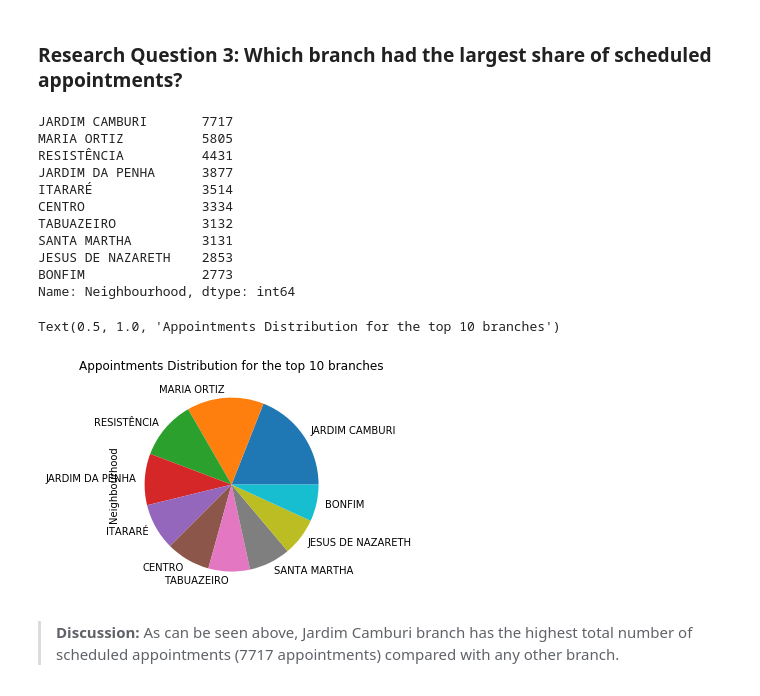
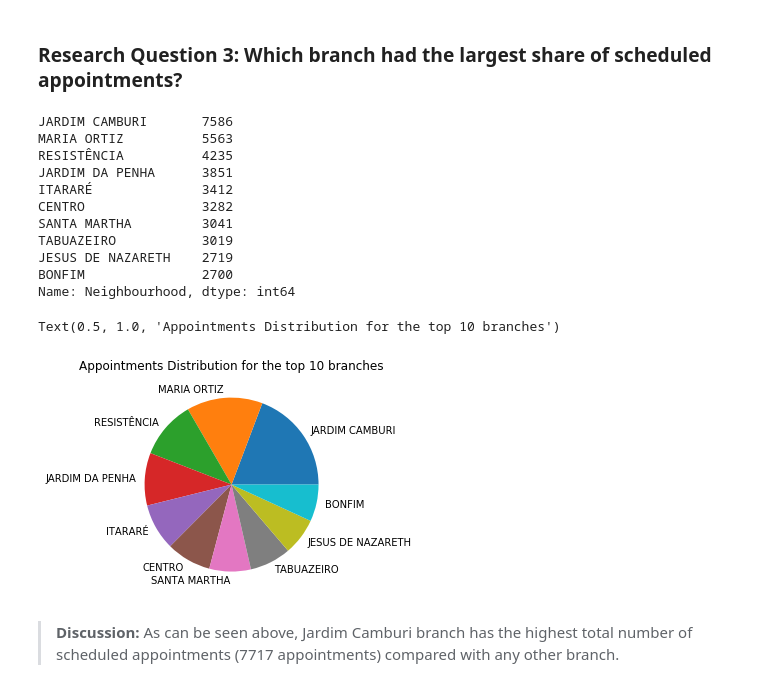
Before and after one commit to FahadFuraih/DAND, a Jupyter notebook: P2- Investigate a Dataset/investigate-a-dataset.ipynb, the cells around one changed output. Cells and saved outputs as stored; diff of their text form; code cells hidden in the pictures.

```diff
--- a/P2- Investigate a Dataset/investigate-a-dataset.ipynb
+++ b/P2- Investigate a Dataset/investigate-a-dataset.ipynb
@@ -126,3 +130,5 @@ dtype: bool
+# %%
+df= df[df['Age']>0] #deleting negative age entries
 # %%
 df= df.drop(['PatientId', 'AppointmentID'],axis=1) # dropping the 'PatientId', 'AppointmentID' features
 # %%
@@ -220,23 +226,23 @@ branches_appt=df['Neighbourhood'].value_counts().nlargest(n = 10)
 
 branches_appt
 # %% [output]
-JARDIM CAMBURI       7717
-MARIA ORTIZ          5805
-RESISTÊNCIA          4431
-JARDIM DA PENHA      3877
-ITARARÉ              3514
-CENTRO               3334
-TABUAZEIRO           3132
-SANTA MARTHA         3131
-JESUS DE NAZARETH    2853
-BONFIM               2773
+JARDIM CAMBURI       7586
+MARIA ORTIZ          5563
+RESISTÊNCIA          4235
+JARDIM DA PENHA      3851
+ITARARÉ              3412
+CENTRO               3282
+SANTA MARTHA         3041
+TABUAZEIRO           3019
+JESUS DE NAZARETH    2719
+BONFIM               2700
 Name: Neighbourhood, dtype: int64
 # %%
-branches_appt.plot(kind='pie')
+branches_appt.plot(kind='pie', label='')
 
 plt.title('Appointments Distribution for the top 10 branches')
 # %% [output]
 Text(0.5, 1.0, 'Appointments Distribution for the top 10 branches')
-[figure, old version]
+[figure, new version]
 # %% [markdown]
 > **Discussion:** As can be seen above, Jardim Camburi branch has the highest total number of scheduled appointments (7717 appointments) compared with any other branch.
```
Also changed, not shown: parts of 14 cells of this notebook, 1 other file.
